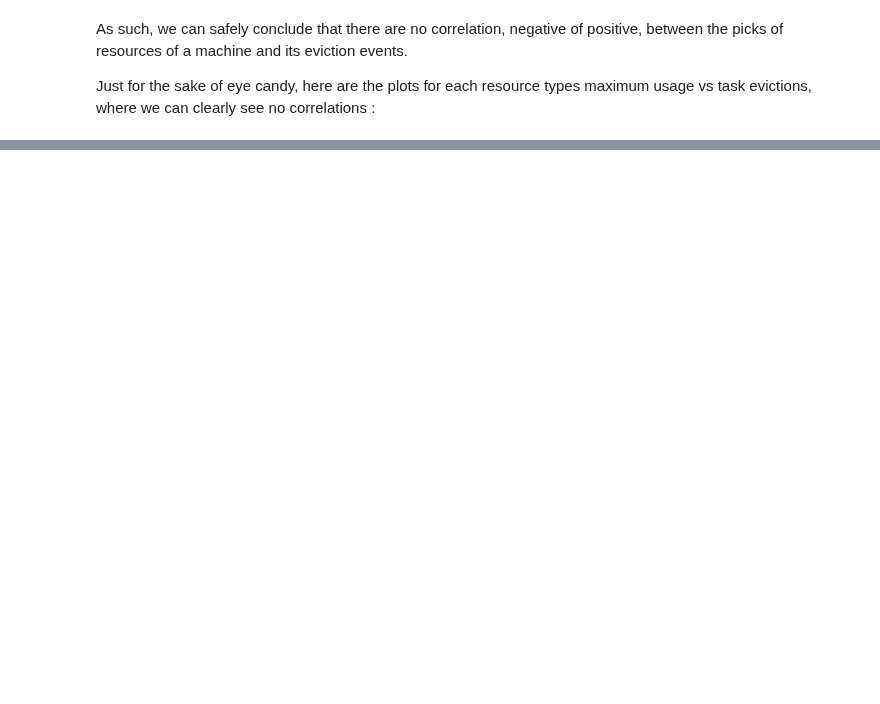
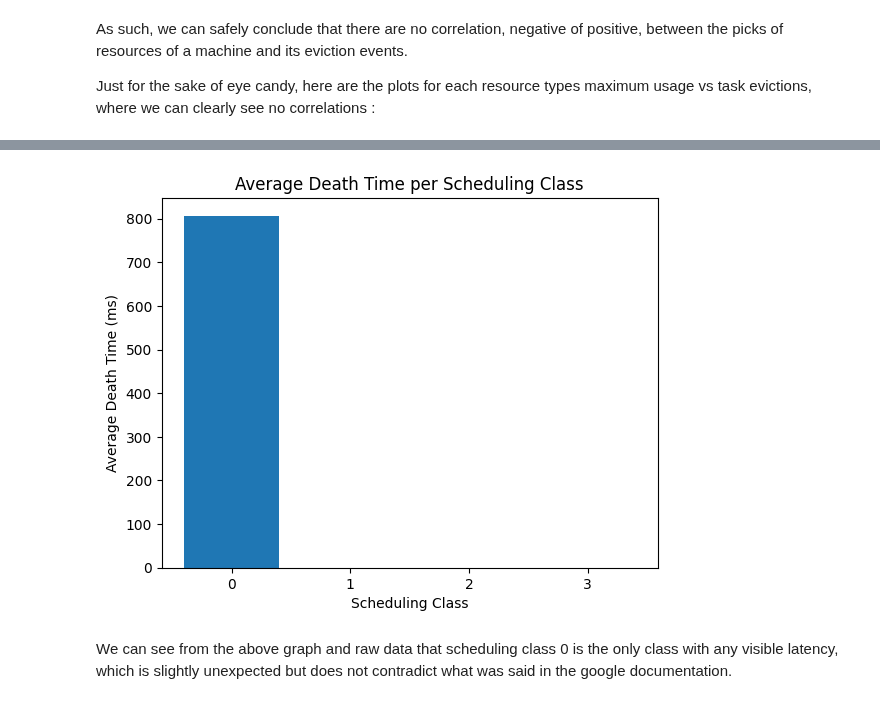
Before and after one commit to EltRnl/SparkProject, a Jupyter notebook: analysis.ipynb, the cells around one changed output, grey strips where cells are left out. Saved outputs shown, nothing was run; the diff lists cells and outputs as text; code cells hidden in the pictures; blank space fills up the shorter version.

```diff
--- a/analysis.ipynb
+++ b/analysis.ipynb
@@ -1039,0 +984,40 @@ machine_events.filter(machine_events.event_type == 0).CPUs
+# %%
+jobs_timeline = job_events \
+    .filter(lambda event: job_events_get['event type'](event) not in {7,8}) \
+    .map(lambda event: (
+        (job_events_get['job ID'](event),job_events_get['scheduling class'](event)),
+        (job_events_get['time'](event), job_events_get['event type'](event))
+        )
+    ) \
+    .groupByKey() \
+    .mapValues(list) \
+    .cache()
+# %%
+def death_times(s_class, timeline):
+    timeline.sort(key=lambda x: x[0])
+    all_deaths = []
+    for i in range(1,len(timeline)):
+        if timeline[i-1][1] in {2,3,4,5,6} and timeline[i][1] == 0:
+            all_deaths += [(s_class,timeline[i][0] - timeline[i-1][0])]
+    if all_deaths == []:
+        return [(s_class,0)]
+    return all_deaths
+
+average_death_duration_per_class = jobs_timeline \
+    .flatMap(lambda job: death_times(job[0][1],job[1])) \
+    .aggregateByKey(
+        (0,0),
+        lambda acc, data : (acc[0] + data, acc[1] + 1),
+        lambda acc1, acc2 : (acc1[0] + acc2[0], acc1[1] + acc2[1])
+    ).mapValues(lambda v: v[0]/v[1])
+
+_ , data_death_time = zip(*average_death_duration_per_class.sortByKey().collect())
+plt.bar([str(c) for c in range(4)],data_death_time)
+plt.title("Average Death Time per Scheduling Class")
+plt.xlabel("Scheduling Class")
+plt.ylabel("Average Death Time (ms)")
+plt.show()
+# %% [output]
+[figure, added]
+# %% [markdown]
+We can see from the above graph and raw data that scheduling class 0 is the only class with any visible latency, which is slightly unexpected but does not contradict what was said in the google documentation.
```
Also changed, not shown: parts of 57 cells of this notebook.
